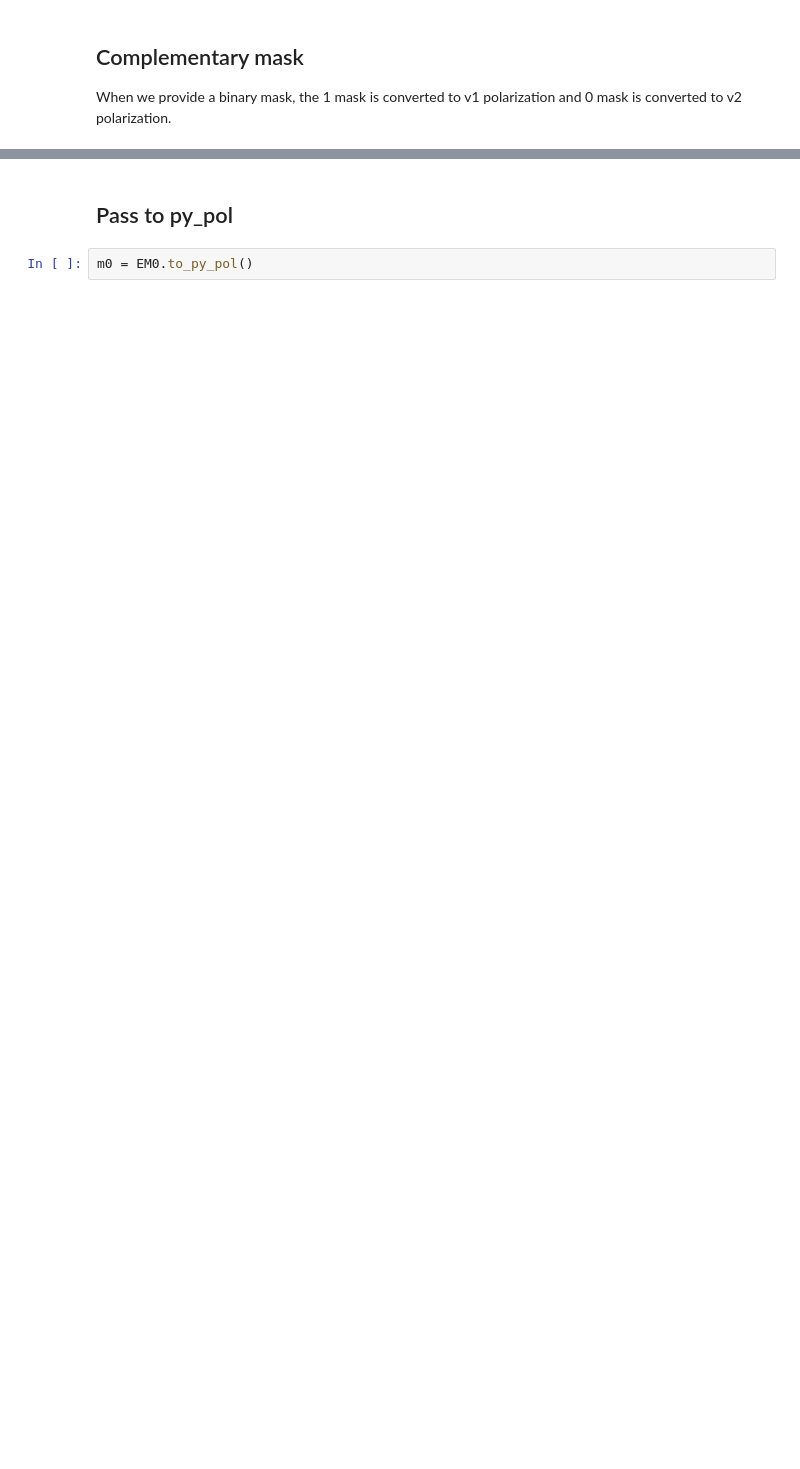
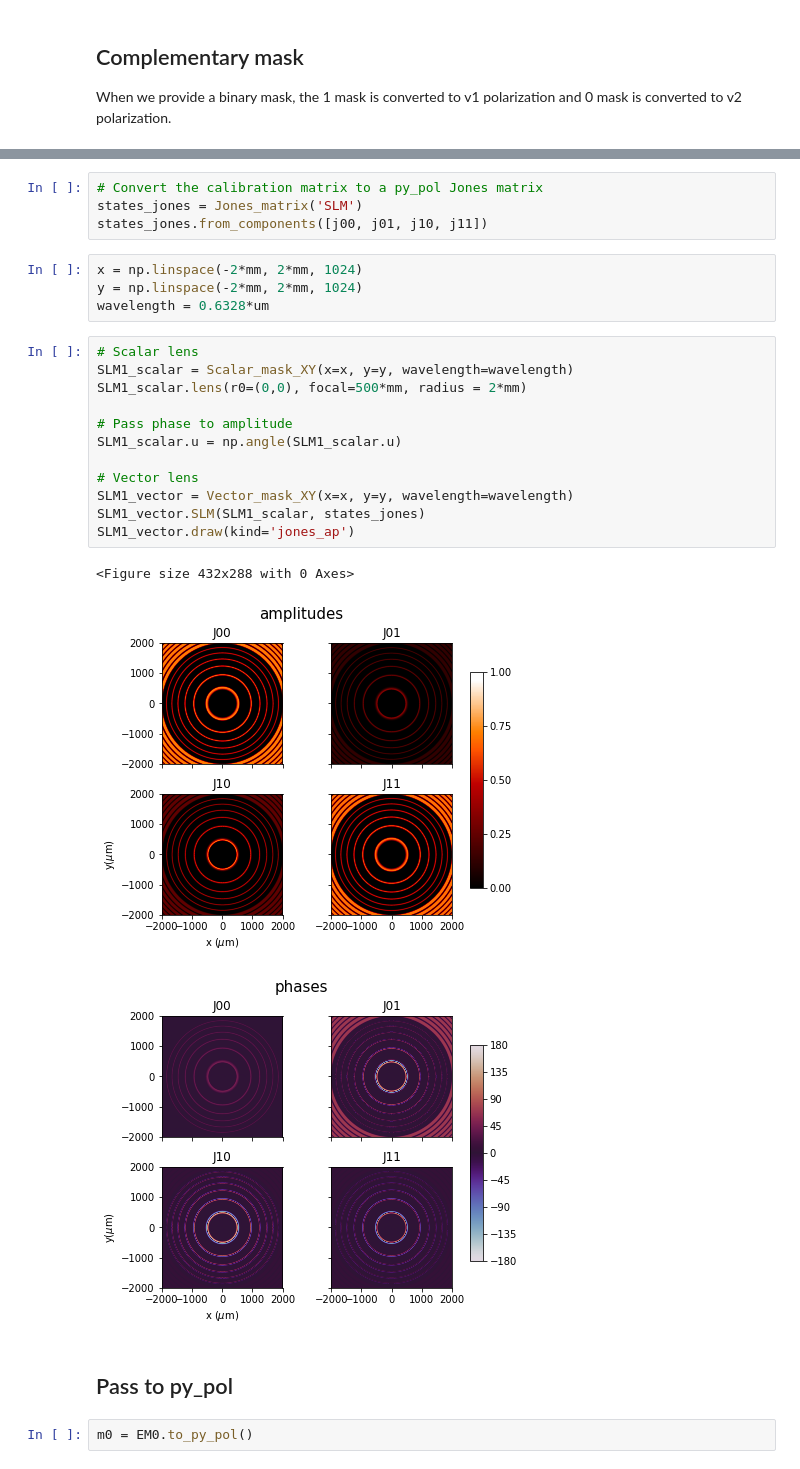
Before and after one commit to aocg-ucm/diffractio, a Jupyter notebook: docs/source/tutorial_vector/vector_XY/tutorial_vector_masks_XY.ipynb, the cells around one changed output, grey strips where cells are left out. Saved outputs shown, nothing was run; the diff lists cells and outputs as text; blank space fills up the shorter version.

```diff
--- a/docs/source/tutorial_vector/vector_XY/tutorial_vector_masks_XY.ipynb
+++ b/docs/source/tutorial_vector/vector_XY/tutorial_vector_masks_XY.ipynb
@@ -124,3 +140,27 @@ EM0.draw(kind='jones_ap')
+# %%
+# Convert the calibration matrix to a py_pol Jones matrix
+states_jones = Jones_matrix('SLM')
+states_jones.from_components([j00, j01, j10, j11])
+# %%
+x = np.linspace(-2*mm, 2*mm, 1024)
+y = np.linspace(-2*mm, 2*mm, 1024)
+wavelength = 0.6328*um
+# %%
+# Scalar lens
+SLM1_scalar = Scalar_mask_XY(x=x, y=y, wavelength=wavelength)
+SLM1_scalar.lens(r0=(0,0), focal=500*mm, radius = 2*mm)
+
+# Pass phase to amplitude
+SLM1_scalar.u = np.angle(SLM1_scalar.u)
+
+# Vector lens
+SLM1_vector = Vector_mask_XY(x=x, y=y, wavelength=wavelength)
+SLM1_vector.SLM(SLM1_scalar, states_jones)
+SLM1_vector.draw(kind='jones_ap')
+# %% [output]
+<Figure size 432x288 with 0 Axes>
+[figure, added]
+[figure, added]
 # %% [markdown]
 ## Pass to py_pol
 # %%
```
Also changed, not shown: parts of 8 cells of this notebook, 9 other files.
